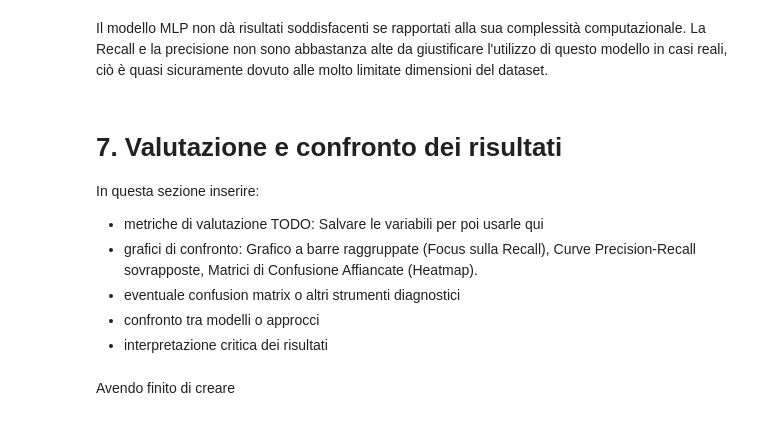
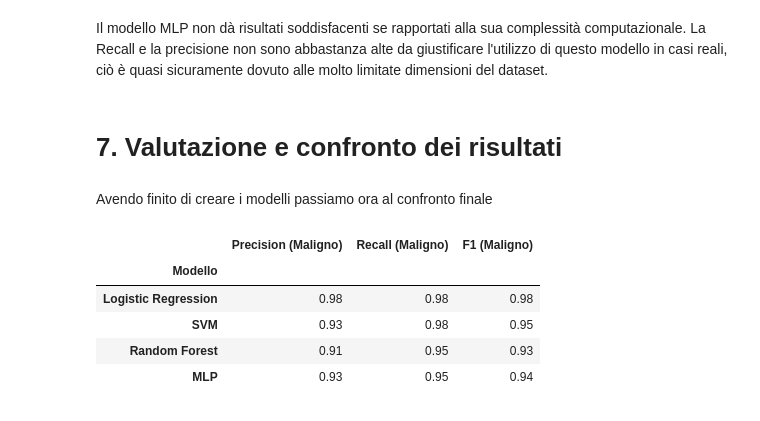
Before and after one commit to JacopoFoschi2/ElaboratoOIAML, a Jupyter notebook: progetto_esame.ipynb, the cells around one changed output. Drawn from its saved outputs; the diff is of its cells as text; code cells hidden in the pictures.

```diff
--- a/progetto_esame.ipynb
+++ b/progetto_esame.ipynb
@@ -537,12 +537,35 @@ weighted avg       0.96      0.96      0.96       114
 Il modello MLP non dà risultati soddisfacenti se rapportati alla sua complessità computazionale. La Recall e la precisione non sono abbastanza alte da giustificare l'utilizzo di questo modello in casi reali, ciò è quasi sicuramente dovuto alle molto limitate dimensioni del dataset.
 # %% [markdown]
 # 7. Valutazione e confronto dei risultati
-
-In questa sezione inserire:
-- metriche di valutazione TODO: Salvare le variabili per poi usarle qui
-- grafici di confronto: Grafico a barre raggruppate (Focus sulla Recall), Curve Precision-Recall sovrapposte, Matrici di Confusione Affiancate (Heatmap).
-- eventuale confusion matrix o altri strumenti diagnostici
-- confronto tra modelli o approcci
-- interpretazione critica dei risultati
 # %% [markdown]
-Avendo finito di creare
+Avendo finito di creare i modelli passiamo ora al confronto finale
+# %%
+from sklearn.metrics import precision_score, recall_score, f1_score
+
+models_preds = {
+    'Logistic Regression': y_pred_logreg,
+    'SVM': y_pred_svm,
+    'Random Forest': y_pred_rf,
+    'MLP': y_pred_mlp,
+}
+
+# pos_label=0 perché nel nostro encoding 0 = Maligno, e vogliamo le metriche
+# calcolate sulla classe di interesse, non la media tra le due classi
+summary = []
+for name, y_pred in models_preds.items():
+    summary.append({
+        'Modello': name,
+        'Precision (Maligno)': precision_score(y_test, y_pred, pos_label=0),
+        'Recall (Maligno)': recall_score(y_test, y_pred, pos_label=0),
+        'F1 (Maligno)': f1_score(y_test, y_pred, pos_label=0),
+    })
+
+summary_df = pd.DataFrame(summary).set_index('Modello')
+summary_df.round(2)
+# %% [output]
+|  | Precision (Maligno) | Recall (Maligno) | F1 (Maligno) |
+| Modello |  |  |  |
+| Logistic Regression | 0.98 | 0.98 | 0.98 |
+| SVM | 0.93 | 0.98 | 0.95 |
+| Random Forest | 0.91 | 0.95 | 0.93 |
+| MLP | 0.93 | 0.95 | 0.94 |
```
Also changed, not shown: parts of 8 cells of this notebook.
